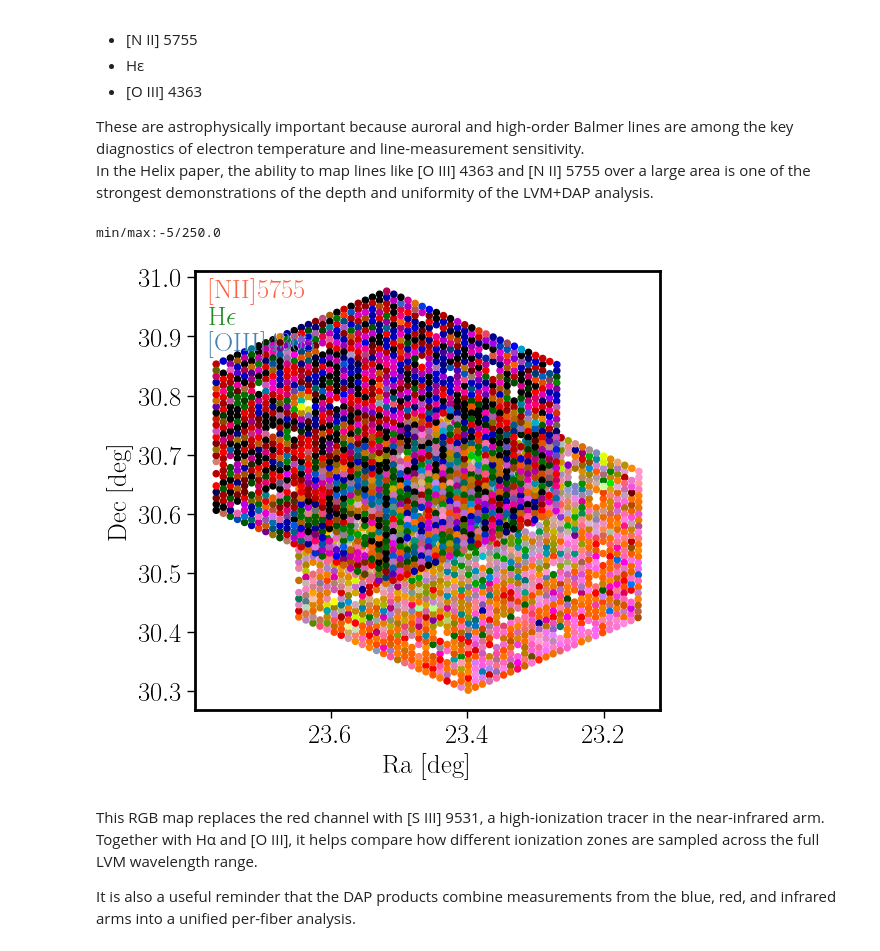
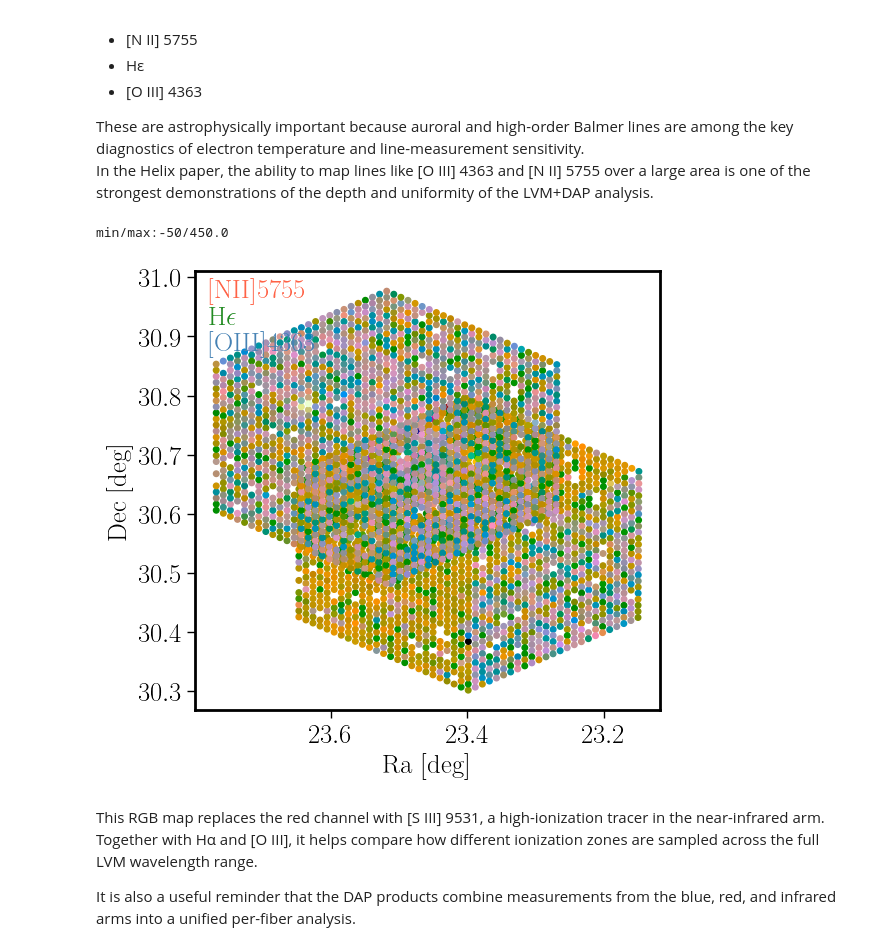
Before and after one commit to sdss/dr20_tutorials, a Jupyter notebook: lvm_dr20_Mosaic_DAP_tutorial.ipynb, the cells around one changed output. Saved outputs shown, nothing was run; the diff lists cells and outputs as text; code cells hidden in the pictures.

```diff
--- a/lvm_dr20_Mosaic_DAP_tutorial.ipynb
+++ b/lvm_dr20_Mosaic_DAP_tutorial.ipynb
@@ -391,7 +391,8 @@ sn = 'sn20'
 #
 a_expnum = np.array(['00005511','00005512'])
 a_tileid = np.array(['11111','11111'])
-a_mjd = np.array([60191, 60191])
+#a_mjd = np.array([60191, 60191])
+a_mjd = np.array([60212, 60212])
 rsp = 'rsp108'
 sn = 'sn20'
 #i_expnum = int(expnum)
@@ -401,19 +402,23 @@ try:
     # (1.1) Get the data using the sdss_access pachage
     ##################################################
     access.remote()
-    kind = 'dap'
-    for I,expnum,tileid,mjd in enumerate(zip(a_expnum, a_tileid, a_mjd)):
+    kind = 'LV_dap'
+    I=0
+    for expnum,tileid,mjd in zip(a_expnum, a_tileid, a_mjd):
         i_expnum = int(expnum)
-        access.add('LV_lvm_dap', drpver = drpver, dapver = dapver, kind = kind, tileid = tileid, mjd = mjd, expnum = i_expnum, rspid = rsp, snlevel = sn, daptype = 'dap')
+        access.remote()
+        access.add('lvm_lv_dap', drpver = drpver, dapver = dapver, tileid = tileid, mjd = mjd, expnum = i_expnum, rspid = rsp, snlevel = sn, daptype = 'dap')
         access.set_stream()
         access.commit()
-        path_to_data_file = access.full('LV_lvm_dap',  drpver = drpver, dapver = dapver, kind = kind, tileid = tileid, mjd = mjd, expnum = i_expnum, rspid = rsp, snlevel = sn, daptype = 'dap')
+        # PATH to lvmDAP file
+        path_to_data_file = access.full('lvm_lv_dap',  drpver = drpver, dapver = dapver, tileid = tileid, mjd = mjd, expnum = i_expnum, rspid = rsp, snlevel = sn, daptype = 'dap')
         print(path_to_data_file)
         tab_DAP_tmp=read_DAP_file(path_to_data_file,verbose=True)
         if (I==0):
             tab_DAP=tab_DAP_tmp
         else:
             tab_DAP=tab_vstack([tab_DAP,tab_DAP_tmp])
+        I=I+1
 except:
     ################################################################
     # (1.2) Get the data from a local directory
@@ -638,14 +679,14 @@ In the Helix paper, the ability to map lines like [O III] 4363 and [N II] 5755 o
 # %%
 # 637.416/110230.7468
 colors_w=map_plot_DAP_rgb(tab_DAP, \
                  rgb_key=('flux_[NII]_5754.59','flux_Hepsilon_3970.07','flux_[OIII]_4363.21'), \
                  rgb_scale = (1,0.1,1), \
-                 vmin=-5, vmax=250.0,\
+                 vmin=-50, vmax=450.0,\
                  titles=('[NII]5755',r'H$\epsilon$','[OIII]4363'), filename='Helix_PN_faint',\
-                 fsize=6, figs_dir='figs',gamma=0.25,fig_type='png',fs=16, sf=1.05)
+                 fsize=6, figs_dir='figs',gamma=0.25,fig_type='png',fs=16, sf=0.95)
 # %% [output]
-min/max:-5/250.0
+min/max:-50/450.0
-[figure, old version]
+[figure, new version]
 # %% [markdown]
 This RGB map replaces the red channel with [S III] 9531, a high-ionization tracer in the near-infrared arm.
 Together with Hα and [O III], it helps compare how different ionization zones are sampled across the full LVM wavelength range.
```
Also changed, not shown: parts of 10 cells of this notebook.
